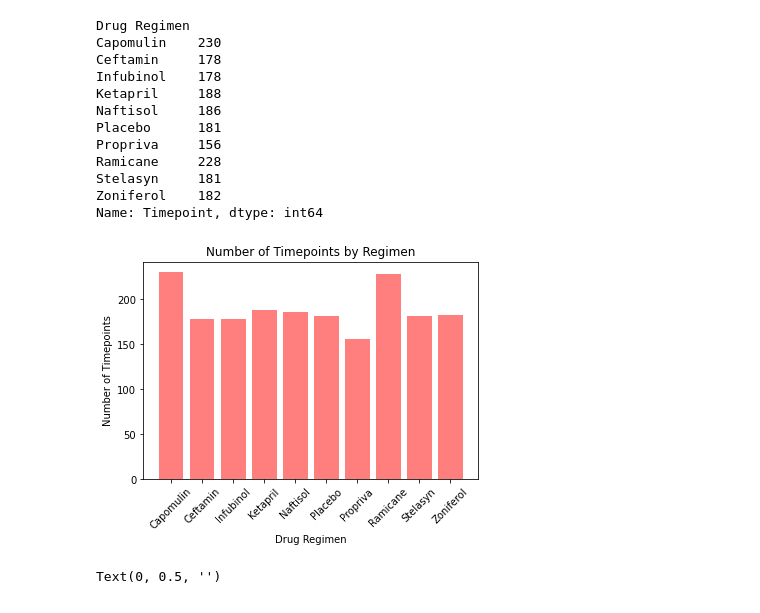
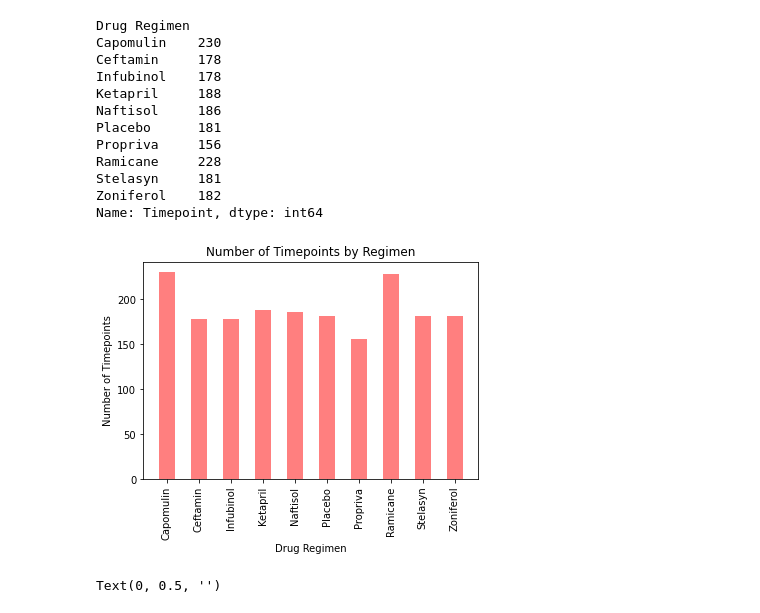
Before and after one commit to Sjenn257/matplotlib-challenge, a Jupyter notebook: pymaceuticals_starter.ipynb, the cells around one changed output. Saved outputs shown, nothing was run; the diff lists cells and outputs as text; code cells hidden in the pictures.

```diff
--- a/pymaceuticals_starter.ipynb
+++ b/pymaceuticals_starter.ipynb
@@ -199,20 +223,21 @@ Name: Timepoint, dtype: int64
 # %%
 # Generate a bar plot showing the total number of timepoints for all mice tested for each drug regimen using pyplot.
 
 x_axis = np.arange(len(timepoints))
 tick_locations = [value for value in x_axis]
 tick_label=list(timepoints.keys())
 
-plt.bar(x_axis, timepoints, tick_label=tick_label,color='r', alpha=0.5, align="center")
+plt.bar(x_axis, timepoints, tick_label=tick_label,color='r', alpha=0.5, width=.5, align="center")
 
 plt.xticks(rotation=45)
 plt.title("Number of Timepoints by Regimen")
 plt.xlabel("Drug Regimen")
+plt.xticks(rotation=90)
 plt.ylabel("Number of Timepoints")
 
 plt.show()
 # %% [output]
-[figure, old version]
+[figure, new version]
 # %%
 # Generate a pie plot showing the distribution of female versus male mice using Pandas
 gender_count=combined_df.groupby('Sex')['Mouse ID'].nunique()
```
Also changed, not shown: parts of 26 cells of this notebook.
